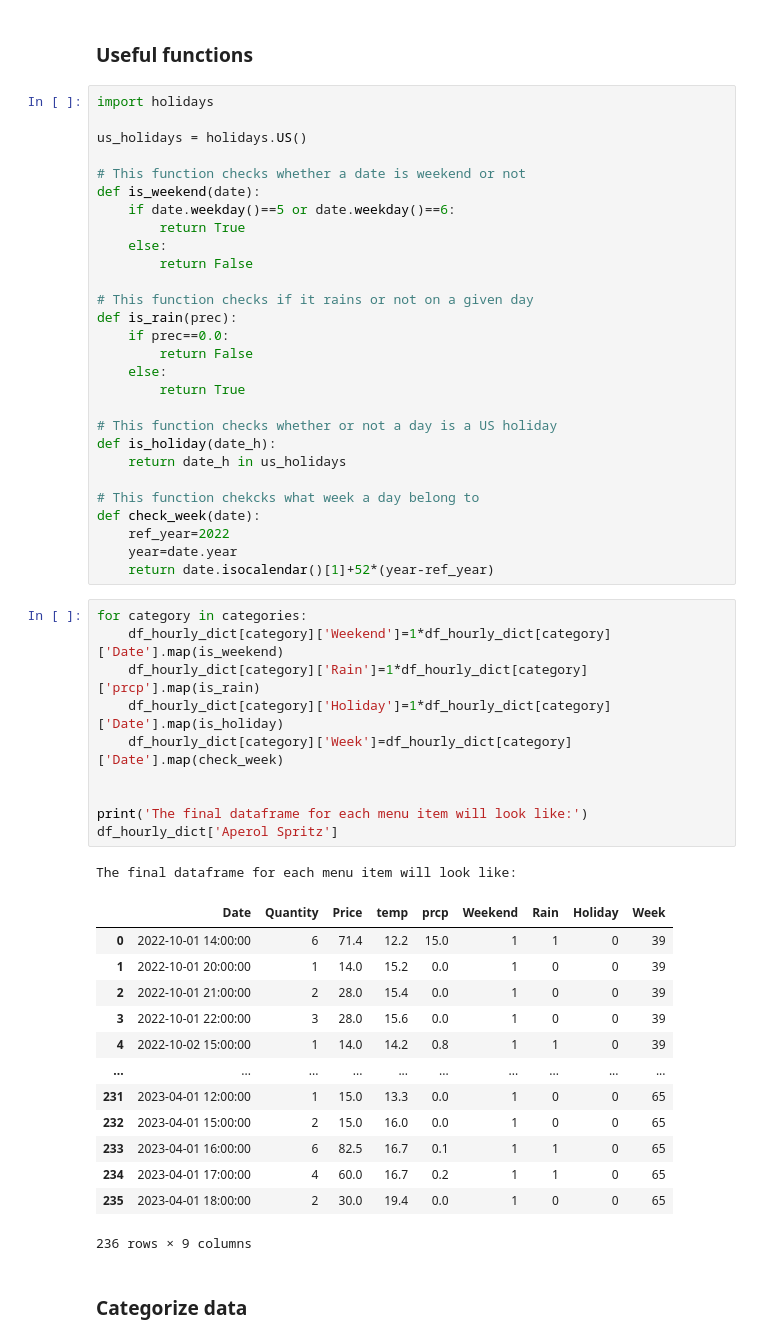
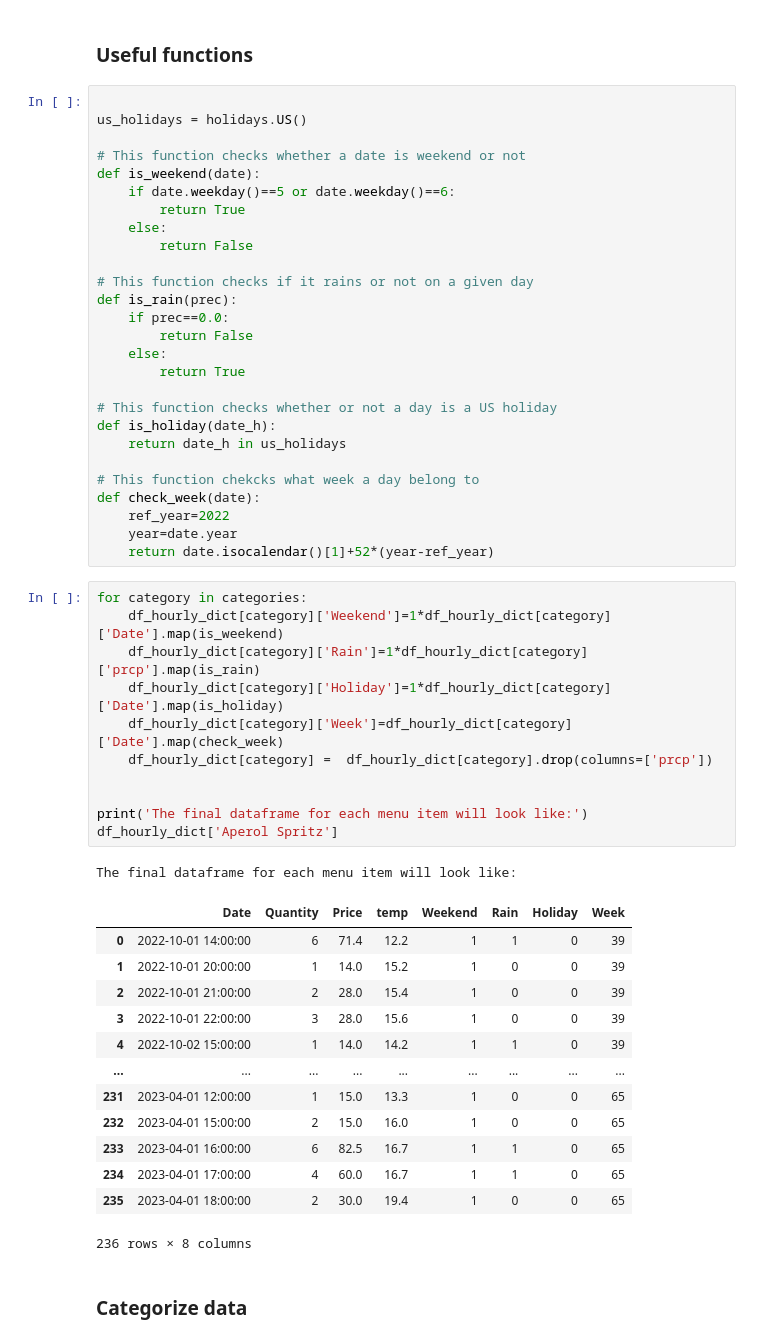
Before and after one commit to evaristo-va/restaurants-project, a Jupyter notebook: Final-project-restaurants_new.ipynb, the cells around one changed output. Saved outputs shown, nothing was run; the diff lists cells and outputs as text.

```diff
--- a/Final-project-restaurants_new.ipynb
+++ b/Final-project-restaurants_new.ipynb
@@ -140,7 +162,6 @@ for category in categories:
 # %% [markdown]
 ### Useful functions
 # %%
-import holidays
 
 us_holidays = holidays.US()
 
@@ -170,27 +191,28 @@ def check_week(date):
 # %%
 for category in categories:
     df_hourly_dict[category]['Weekend']=1*df_hourly_dict[category]['Date'].map(is_weekend)
     df_hourly_dict[category]['Rain']=1*df_hourly_dict[category]['prcp'].map(is_rain)
     df_hourly_dict[category]['Holiday']=1*df_hourly_dict[category]['Date'].map(is_holiday)
     df_hourly_dict[category]['Week']=df_hourly_dict[category]['Date'].map(check_week)
+    df_hourly_dict[category] =  df_hourly_dict[category].drop(columns=['prcp'])
 
 
 print('The final dataframe for each menu item will look like:')
 df_hourly_dict['Aperol Spritz']
 # %% [output]
 The final dataframe for each menu item will look like:
-|  | Date | Quantity | Price | temp | prcp | Weekend | Rain | Holiday | Week |
-| 0 | 2022-10-01 14:00:00 | 6 | 71.4 | 12.2 | 15.0 | 1 | 1 | 0 | 39 |
-| 1 | 2022-10-01 20:00:00 | 1 | 14.0 | 15.2 | 0.0 | 1 | 0 | 0 | 39 |
-| 2 | 2022-10-01 21:00:00 | 2 | 28.0 | 15.4 | 0.0 | 1 | 0 | 0 | 39 |
-| 3 | 2022-10-01 22:00:00 | 3 | 28.0 | 15.6 | 0.0 | 1 | 0 | 0 | 39 |
-| 4 | 2022-10-02 15:00:00 | 1 | 14.0 | 14.2 | 0.8 | 1 | 1 | 0 | 39 |
-| ... | ... | ... | ... | ... | ... | ... | ... | ... | ... |
-| 231 | 2023-04-01 12:00:00 | 1 | 15.0 | 13.3 | 0.0 | 1 | 0 | 0 | 65 |
-| 232 | 2023-04-01 15:00:00 | 2 | 15.0 | 16.0 | 0.0 | 1 | 0 | 0 | 65 |
-| 233 | 2023-04-01 16:00:00 | 6 | 82.5 | 16.7 | 0.1 | 1 | 1 | 0 | 65 |
-| 234 | 2023-04-01 17:00:00 | 4 | 60.0 | 16.7 | 0.2 | 1 | 1 | 0 | 65 |
-| 235 | 2023-04-01 18:00:00 | 2 | 30.0 | 19.4 | 0.0 | 1 | 0 | 0 | 65 |
+|  | Date | Quantity | Price | temp | Weekend | Rain | Holiday | Week |
+| 0 | 2022-10-01 14:00:00 | 6 | 71.4 | 12.2 | 1 | 1 | 0 | 39 |
+| 1 | 2022-10-01 20:00:00 | 1 | 14.0 | 15.2 | 1 | 0 | 0 | 39 |
+| 2 | 2022-10-01 21:00:00 | 2 | 28.0 | 15.4 | 1 | 0 | 0 | 39 |
+| 3 | 2022-10-01 22:00:00 | 3 | 28.0 | 15.6 | 1 | 0 | 0 | 39 |
+| 4 | 2022-10-02 15:00:00 | 1 | 14.0 | 14.2 | 1 | 1 | 0 | 39 |
+| ... | ... | ... | ... | ... | ... | ... | ... | ... |
+| 231 | 2023-04-01 12:00:00 | 1 | 15.0 | 13.3 | 1 | 0 | 0 | 65 |
+| 232 | 2023-04-01 15:00:00 | 2 | 15.0 | 16.0 | 1 | 0 | 0 | 65 |
+| 233 | 2023-04-01 16:00:00 | 6 | 82.5 | 16.7 | 1 | 1 | 0 | 65 |
+| 234 | 2023-04-01 17:00:00 | 4 | 60.0 | 16.7 | 1 | 1 | 0 | 65 |
+| 235 | 2023-04-01 18:00:00 | 2 | 30.0 | 19.4 | 1 | 0 | 0 | 65 |
-236 rows × 9 columns
+236 rows × 8 columns
 # %% [markdown]
 ### Categorize data
```
Also changed, not shown: parts of 39 cells of this notebook.
